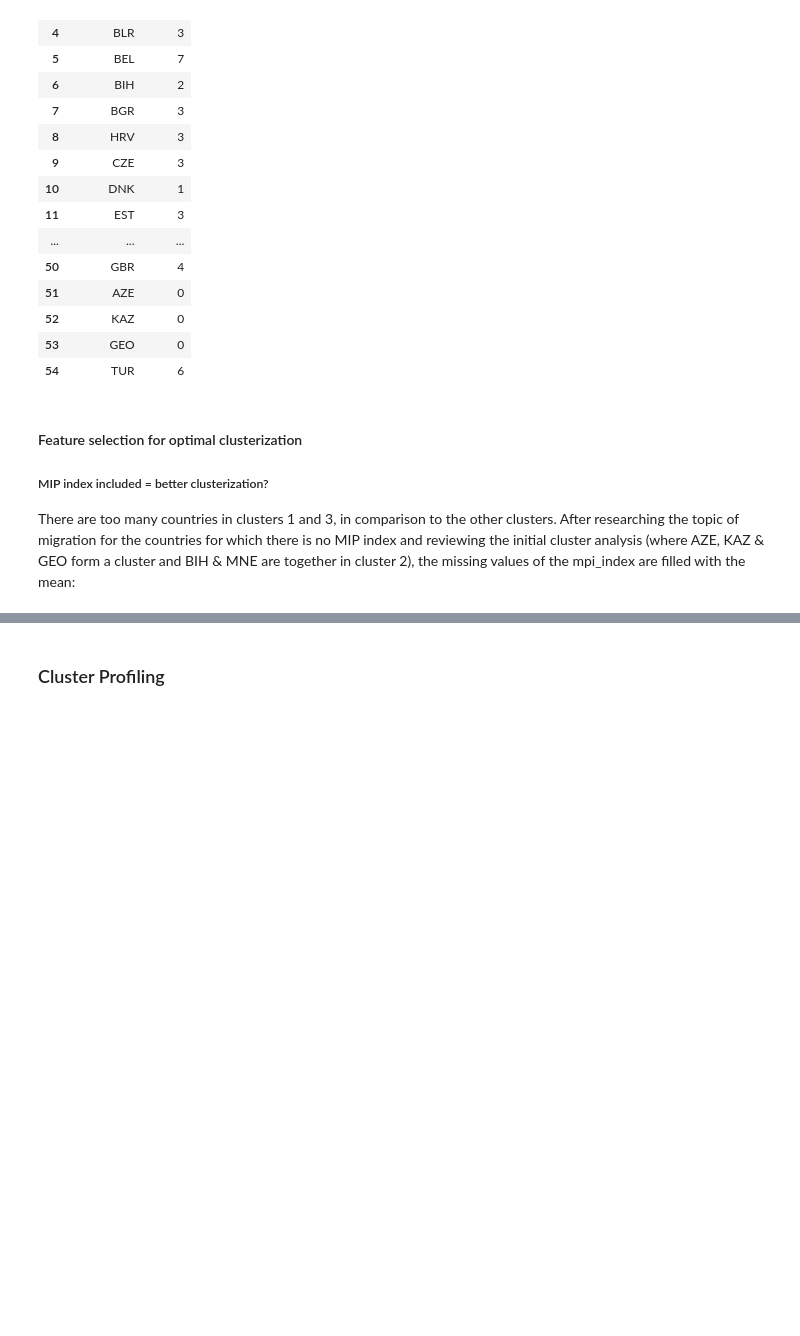
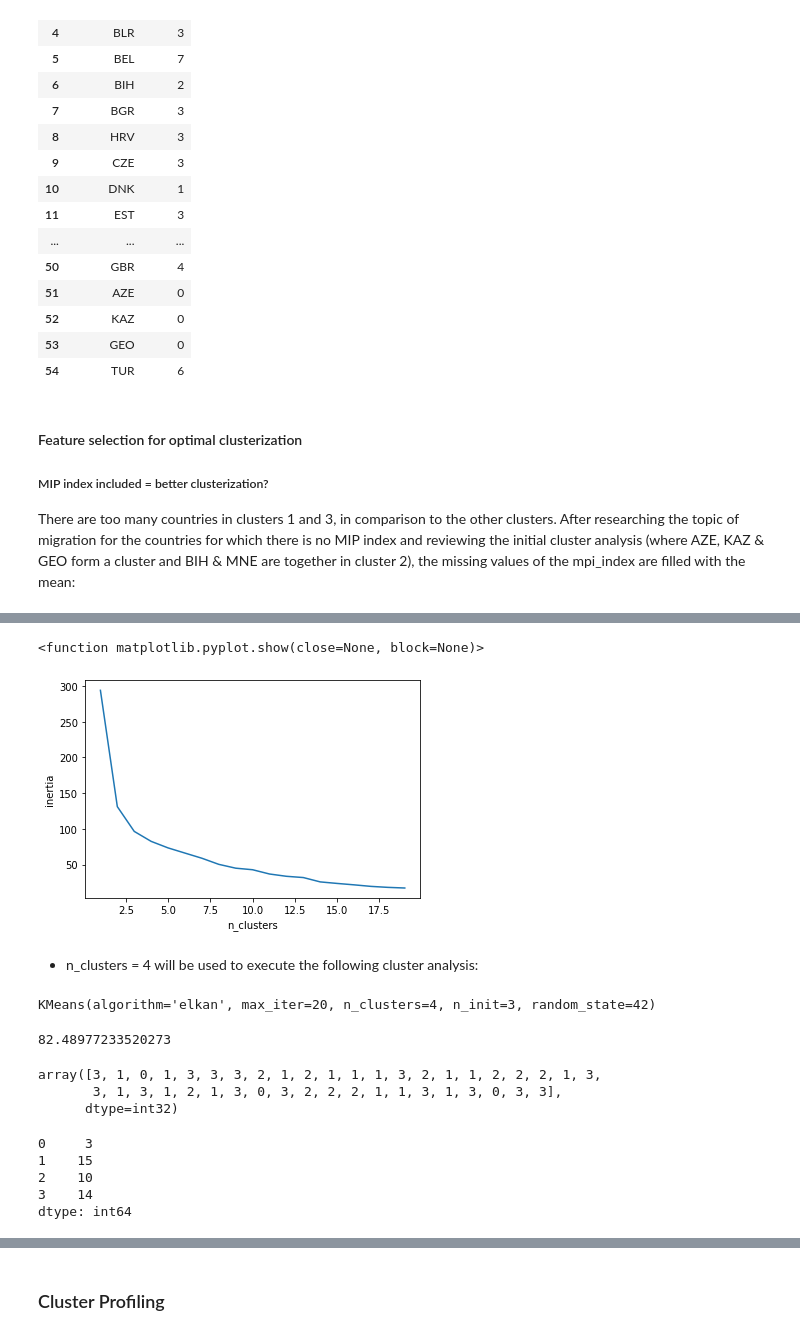
Before and after one commit to Elissadejong/UpRouted, a Jupyter notebook: UpRouted.ipynb, the cells around one changed output, grey strips where cells are left out. Cells and saved outputs as stored; diff of their text form; code cells hidden in the pictures; blank space fills up the shorter version.

```diff
--- a/UpRouted.ipynb
+++ b/UpRouted.ipynb
@@ -1037,0 +1100,2 @@ countries_var[['country_iso', 'cluster']]
+# %%
+to_transform = countries_var.drop(countries_var.iloc[:, [0,8,9,10,11,12,13,14,15,16,17,18,19,20,21]], axis=1)
@@ -1037,0 +1111,54 @@ countries_var[['country_iso', 'cluster']]
+# %%
+transformer = StandardScaler()
+transformer_fit = transformer.fit(to_transform)
+transformed = transformer_fit.transform(to_transform)
+# %%
+n_clusters = []
+kmeans_inertia = []
+for i in range(1,20,1):
+    kmeans = KMeans(n_clusters=i,
+                    random_state=42,
+                    n_init=3,
+                    algorithm='elkan',
+                    max_iter=20,
+                   )
+    n_clusters.append(i)
+    kmeans.fit(transformed)
+    x = kmeans.inertia_
+    kmeans_inertia.append(x)
+
+plt.plot(n_clusters,
+         kmeans_inertia,
+        )
+plt.xlabel('n_clusters')
+plt.ylabel('inertia')
+plt.show
+# %% [output]
+<function matplotlib.pyplot.show(close=None, block=None)>
+[figure, added]
+# %% [markdown]
+- n_clusters = 4 will be used to execute the following cluster analysis:
+# %%
+kmeans = KMeans(n_clusters=4, random_state=42, n_init=3, algorithm='elkan', max_iter=20)
+kmeans.fit(transformed)
+# %% [output]
+KMeans(algorithm='elkan', max_iter=20, n_clusters=4, n_init=3, random_state=42)
+# %%
+kmeans.inertia_
+# %% [output]
+82.48977233520273
+# %%
+clusters = kmeans.predict(transformed)
+clusters
+# %% [output]
+array([3, 1, 0, 1, 3, 3, 3, 2, 1, 2, 1, 1, 1, 3, 2, 1, 1, 2, 2, 2, 1, 3,
+       3, 1, 3, 1, 2, 1, 3, 0, 3, 2, 2, 2, 1, 1, 3, 1, 3, 0, 3, 3],
+      dtype=int32)
+# %%
+pd.Series(clusters).value_counts().sort_index()
+# %% [output]
+0     3
+1    15
+2    10
+3    14
+dtype: int64
```
Also changed, not shown: parts of 116 cells of this notebook, 4 other files.
